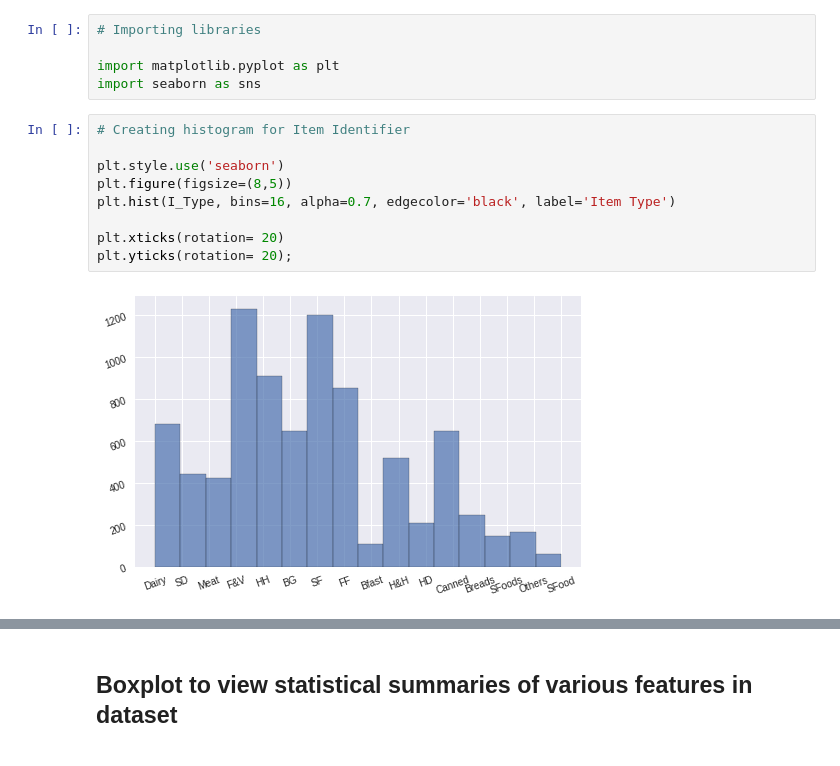
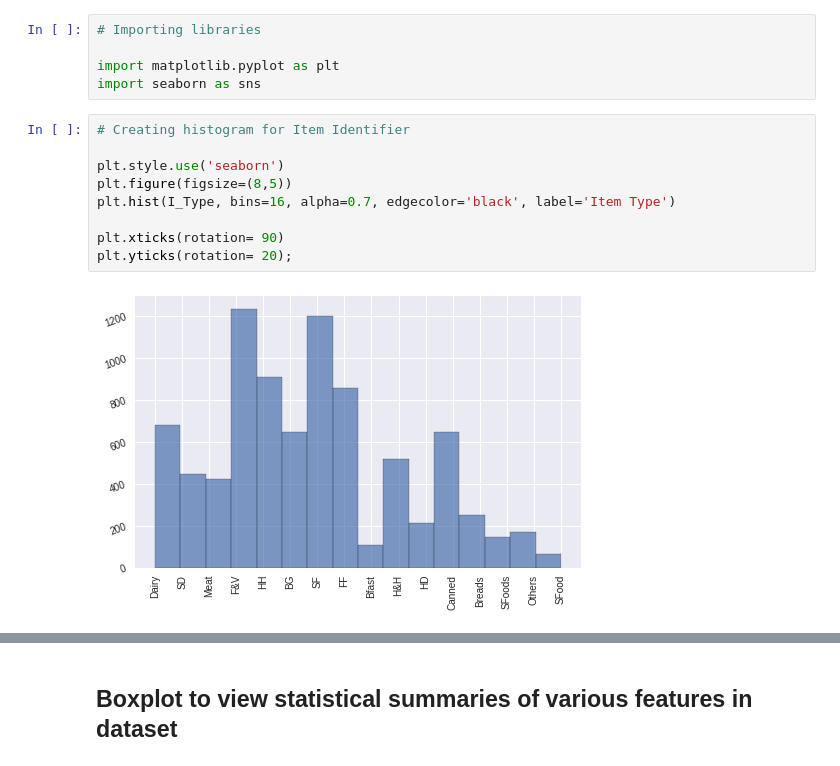
Before and after one commit to amltago/sales_prediction, a Jupyter notebook: Sales.ipynb, the cells around one changed output, grey strips where cells are left out. Saved outputs shown, nothing was run; the diff lists cells and outputs as text.

```diff
--- a/Sales.ipynb
+++ b/Sales.ipynb
@@ -487,14 +487,14 @@ import seaborn as sns
 # %%
 # Creating histogram for Item Identifier
 
 plt.style.use('seaborn')
 plt.figure(figsize=(8,5))
 plt.hist(I_Type, bins=16, alpha=0.7, edgecolor='black', label='Item Type')
 
-plt.xticks(rotation= 20)
+plt.xticks(rotation= 90)
 plt.yticks(rotation= 20);
 # %% [output]
-[figure, old version]
+[figure, new version]
 # %%
 # Creating histogram for Outlet Type
 
```
Also changed, not shown: parts of 2 cells of this notebook.
